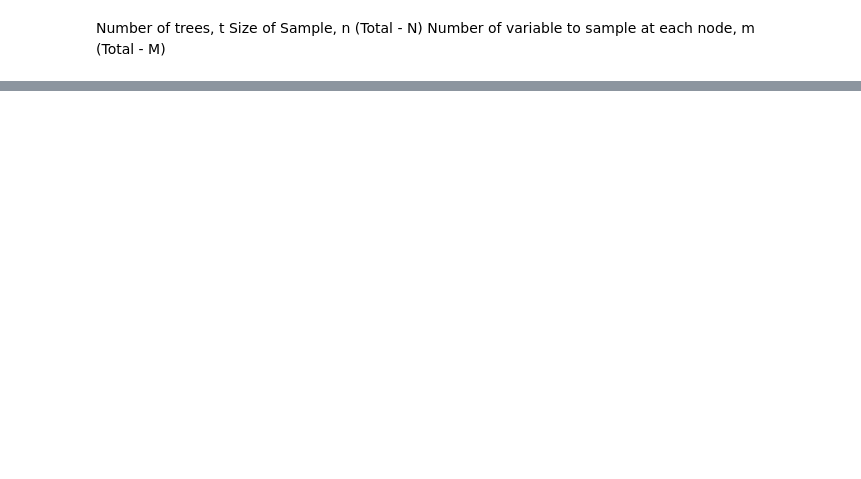
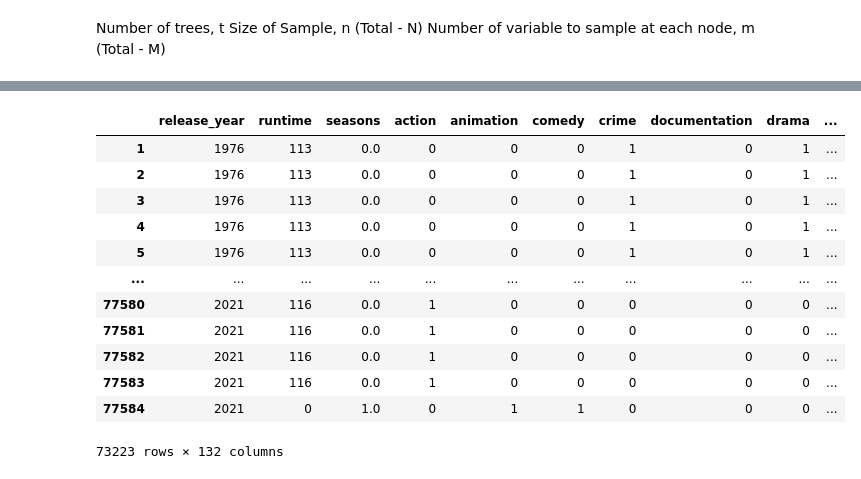
Before and after one commit to pomkos/netflix_catalogue, a Jupyter notebook: netflix_eda_ml.ipynb, the cells around one changed output, grey strips where cells are left out. Cells and saved outputs as stored; diff of their text form; code cells hidden in the pictures; blank space fills up the shorter version.

```diff
--- a/netflix_eda_ml.ipynb
+++ b/netflix_eda_ml.ipynb
@@ -9,3 +9,6 @@ import seaborn as sns
 data_loc = 'data'
 # %%
 df_og = pd.read_pickle(f"{data_loc}/ml_dataset.pkl")
+df_og['ethnicity'] = df_og['ethnicity'].str.lower().str.replace(' ','_')
+# dropna, not supported by ML
+df_og = df_og.dropna(subset=['sentiment_score_t','sentiment_score', 'imdb_score', 'ethnicity'])
@@ -169,0 +312,16 @@ Test set score: 0.98
+# %%
+X
+# %% [output]
+|  | release_year | runtime | seasons | action | animation | comedy | crime | documentation | drama | ... |
+| 1 | 1976 | 113 | 0.0 | 0 | 0 | 0 | 1 | 0 | 1 | ... |
+| 2 | 1976 | 113 | 0.0 | 0 | 0 | 0 | 1 | 0 | 1 | ... |
+| 3 | 1976 | 113 | 0.0 | 0 | 0 | 0 | 1 | 0 | 1 | ... |
+| 4 | 1976 | 113 | 0.0 | 0 | 0 | 0 | 1 | 0 | 1 | ... |
+| 5 | 1976 | 113 | 0.0 | 0 | 0 | 0 | 1 | 0 | 1 | ... |
+| ... | ... | ... | ... | ... | ... | ... | ... | ... | ... | ... |
+| 77580 | 2021 | 116 | 0.0 | 1 | 0 | 0 | 0 | 0 | 0 | ... |
+| 77581 | 2021 | 116 | 0.0 | 1 | 0 | 0 | 0 | 0 | 0 | ... |
+| 77582 | 2021 | 116 | 0.0 | 1 | 0 | 0 | 0 | 0 | 0 | ... |
+| 77583 | 2021 | 116 | 0.0 | 1 | 0 | 0 | 0 | 0 | 0 | ... |
+| 77584 | 2021 | 0 | 1.0 | 0 | 1 | 1 | 0 | 0 | 0 | ... |
+73223 rows × 132 columns
```
Also changed, not shown: parts of 39 cells of this notebook, 2 other files.
